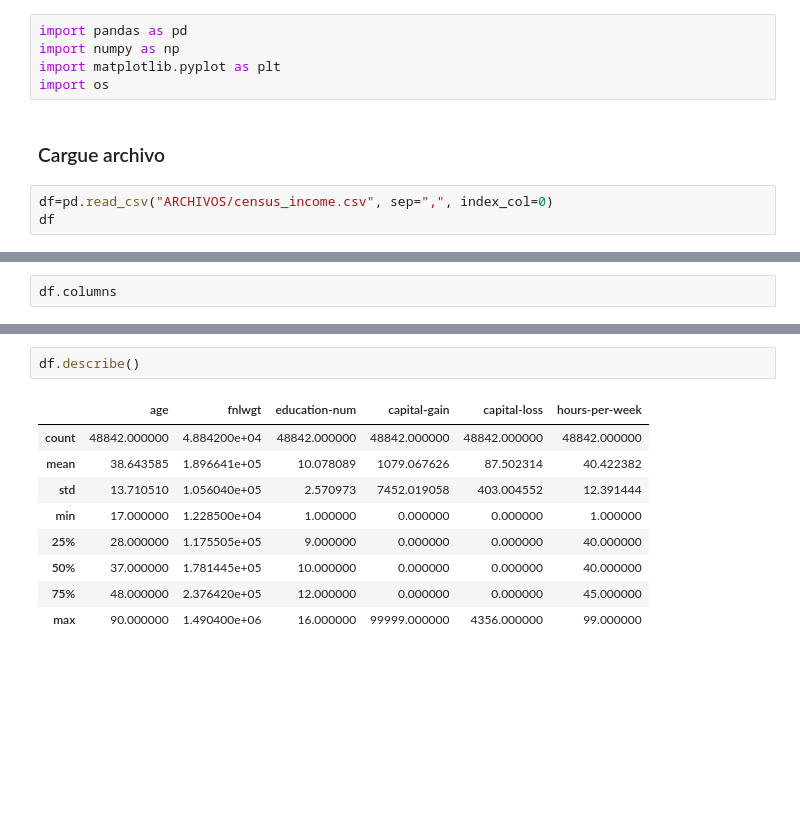
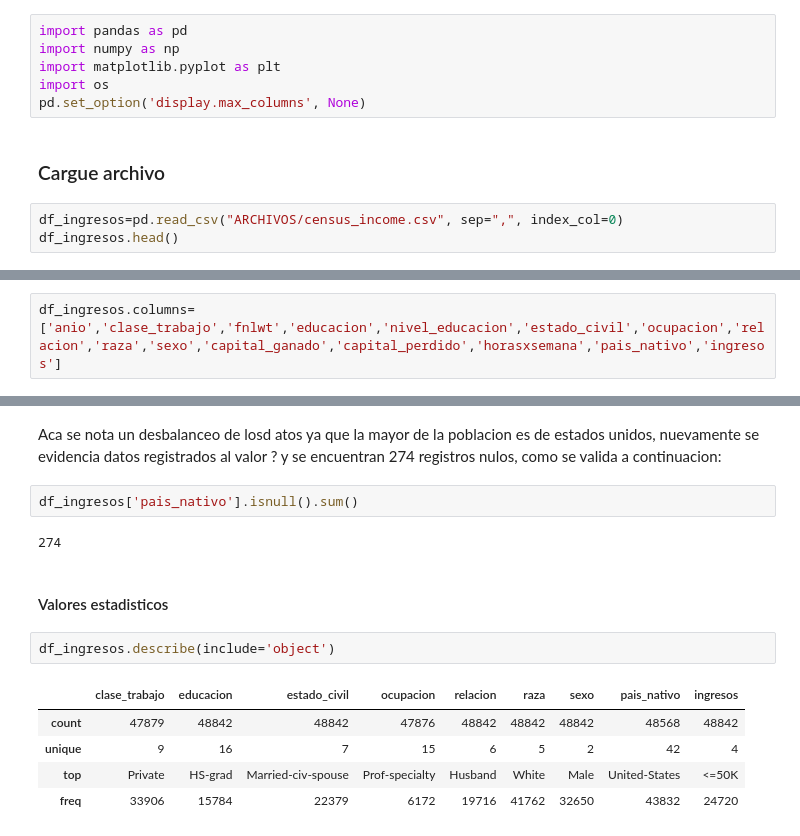
Before and after one commit to maogue94/FPCD, a Jupyter notebook: FUNDAMENTOS_PROGRAMACION/GUIA1/Actividad1.ipynb, the cells around one changed output, grey strips where cells are left out. Saved outputs shown, nothing was run; the diff lists cells and outputs as text; blank space fills up the shorter version.

```diff
--- a/FUNDAMENTOS_PROGRAMACION/GUIA1/Actividad1.ipynb
+++ b/FUNDAMENTOS_PROGRAMACION/GUIA1/Actividad1.ipynb
@@ -7,11 +8,12 @@ import pandas as pd
 import numpy as np
 import matplotlib.pyplot as plt
 import os
+pd.set_option('display.max_columns', None)
 # %% [markdown]
 ### Cargue archivo
 # %%
-df=pd.read_csv("ARCHIVOS/census_income.csv", sep=",", index_col=0)
-df
+df_ingresos=pd.read_csv("ARCHIVOS/census_income.csv", sep=",", index_col=0)
+df_ingresos.head()
 # %% [output]
 |  | age | workclass | fnlwgt | education | education-num | marital-status | occupation | relationship | ... |
 | 0 | 39 | State-gov | 77516 | Bachelors | 13 | Never-married | Adm-clerical | Not-in-family | ... |
@@ -29,2 +30,2 @@ df
 # %%
-df.columns
+df_ingresos.columns=['anio','clase_trabajo','fnlwt','educacion','nivel_educacion','estado_civil','ocupacion','relacion','raza','sexo','capital_ganado','capital_perdido','horasxsemana','pais_nativo','ingresos']
@@ -57,12 +182,16 @@ memory usage: 6.0+ MB
+# %% [markdown]
+Aca se nota un desbalanceo de losd atos ya que la mayor de la poblacion es de estados unidos, nuevamente se evidencia datos registrados al valor ? y se encuentran 274 registros nulos, como se valida a continuacion:
+# %%
+df_ingresos['pais_nativo'].isnull().sum()
+# %% [output]
+274
+# %% [markdown]
+#### Valores estadisticos
 # %%
-df.describe()
+df_ingresos.describe(include='object')
 # %% [output]
-|  | age | fnlwgt | education-num | capital-gain | capital-loss | hours-per-week |
-| count | 48842.000000 | 4.884200e+04 | 48842.000000 | 48842.000000 | 48842.000000 | 48842.000000 |
-| mean | 38.643585 | 1.896641e+05 | 10.078089 | 1079.067626 | 87.502314 | 40.422382 |
-| std | 13.710510 | 1.056040e+05 | 2.570973 | 7452.019058 | 403.004552 | 12.391444 |
-| min | 17.000000 | 1.228500e+04 | 1.000000 | 0.000000 | 0.000000 | 1.000000 |
-| 25% | 28.000000 | 1.175505e+05 | 9.000000 | 0.000000 | 0.000000 | 40.000000 |
-| 50% | 37.000000 | 1.781445e+05 | 10.000000 | 0.000000 | 0.000000 | 40.000000 |
-| 75% | 48.000000 | 2.376420e+05 | 12.000000 | 0.000000 | 0.000000 | 45.000000 |
-| max | 90.000000 | 1.490400e+06 | 16.000000 | 99999.000000 | 4356.000000 | 99.000000 |
+|  | clase_trabajo | educacion | estado_civil | ocupacion | relacion | raza | sexo | pais_nativo | ingresos |
+| count | 47879 | 48842 | 48842 | 47876 | 48842 | 48842 | 48842 | 48568 | 48842 |
+| unique | 9 | 16 | 7 | 15 | 6 | 5 | 2 | 42 | 4 |
+| top | Private | HS-grad | Married-civ-spouse | Prof-specialty | Husband | White | Male | United-States | <=50K |
+| freq | 33906 | 15784 | 22379 | 6172 | 19716 | 41762 | 32650 | 43832 | 24720 |
```
Also changed, not shown: parts of 35 cells of this notebook.
